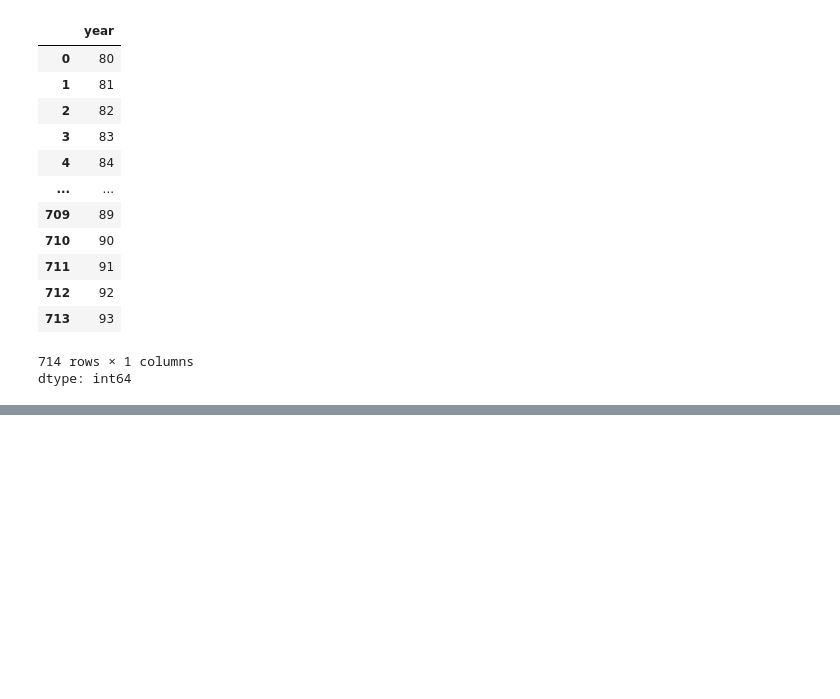
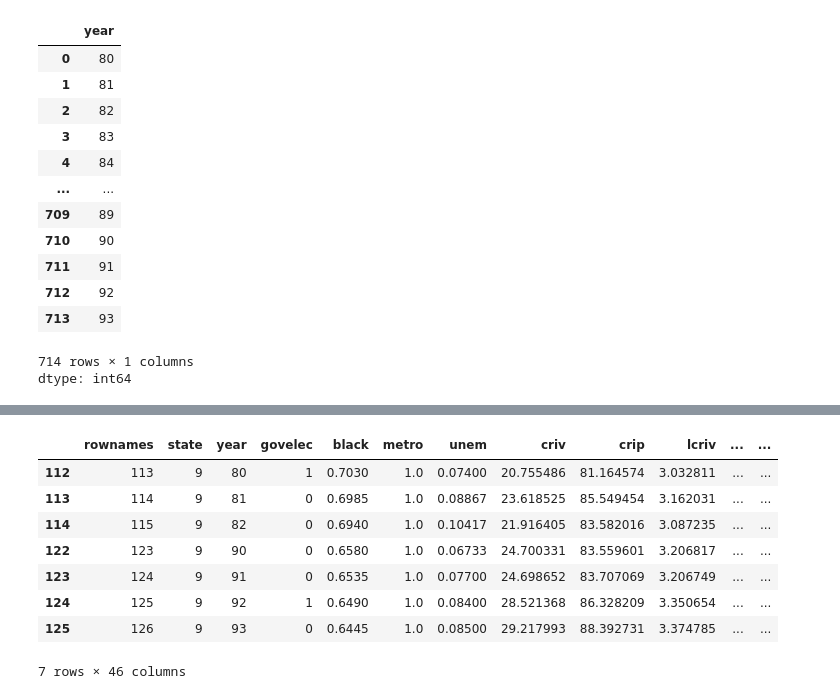
Before and after one commit to midhun2708/EDA-Th, a Jupyter notebook: 21BDS0063.ipynb, the cells around one changed output, grey strips where cells are left out. Cells and saved outputs as stored; diff of their text form; code cells hidden in the pictures; blank space fills up the shorter version.

```diff
--- a/21BDS0063.ipynb
+++ b/21BDS0063.ipynb
@@ -392,0 +498,3 @@ dtype: int64
+# %%
+newcrip = df["crip"]
+newcrip[np.abs(newcrip) > 40]
@@ -392,0 +516,12 @@ dtype: int64
+# %%
+df[np.abs(newcrip) > 80]
+# %% [output]
+|  | rownames | state | year | govelec | black | metro | unem | criv | crip | lcriv | ... | ... |
+| 112 | 113 | 9 | 80 | 1 | 0.7030 | 1.0 | 0.07400 | 20.755486 | 81.164574 | 3.032811 | ... | ... |
+| 113 | 114 | 9 | 81 | 0 | 0.6985 | 1.0 | 0.08867 | 23.618525 | 85.549454 | 3.162031 | ... | ... |
+| 114 | 115 | 9 | 82 | 0 | 0.6940 | 1.0 | 0.10417 | 21.916405 | 83.582016 | 3.087235 | ... | ... |
+| 122 | 123 | 9 | 90 | 0 | 0.6580 | 1.0 | 0.06733 | 24.700331 | 83.559601 | 3.206817 | ... | ... |
+| 123 | 124 | 9 | 91 | 0 | 0.6535 | 1.0 | 0.07700 | 24.698652 | 83.707069 | 3.206749 | ... | ... |
+| 124 | 125 | 9 | 92 | 1 | 0.6490 | 1.0 | 0.08400 | 28.521368 | 86.328209 | 3.350654 | ... | ... |
+| 125 | 126 | 9 | 93 | 0 | 0.6445 | 1.0 | 0.08500 | 29.217993 | 88.392731 | 3.374785 | ... | ... |
+7 rows × 46 columns
```
Also changed, not shown: parts of 10 cells of this notebook.
